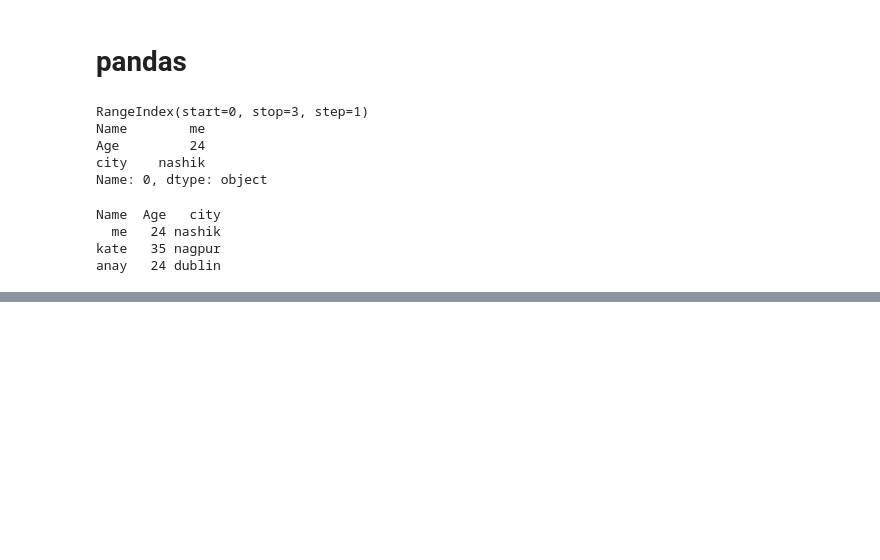
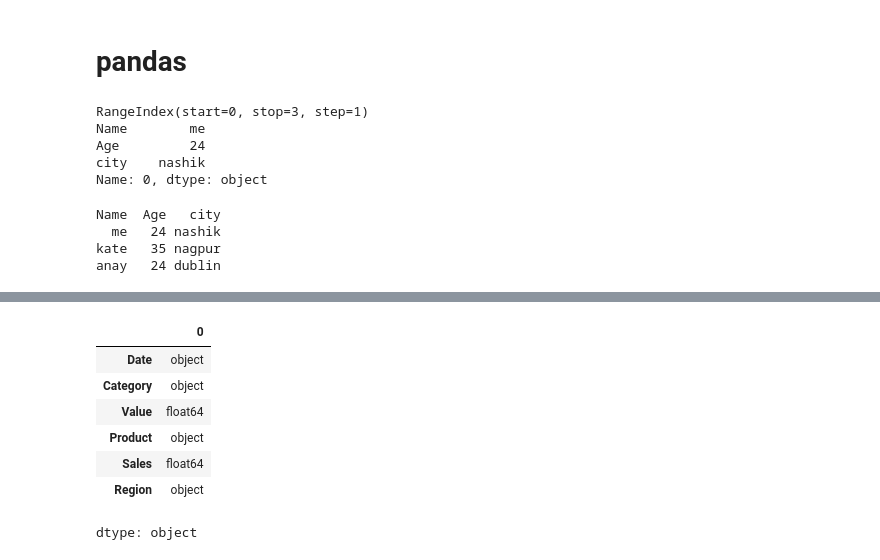
Before and after one commit to HrushhikeshMate/python-practice, a Jupyter notebook: 3_numpy.ipynb, the cells around one changed output, grey strips where cells are left out. Saved outputs shown, nothing was run; the diff lists cells and outputs as text; code cells hidden in the pictures; blank space fills up the shorter version.

```diff
--- a/3_numpy.ipynb
+++ b/3_numpy.ipynb
@@ -111,0 +135,11 @@ anay   24 dublin
+# %%
+df.dtypes
+# %% [output]
+|  | 0 |
+| Date | object |
+| Category | object |
+| Value | float64 |
+| Product | object |
+| Sales | float64 |
+| Region | object |
+dtype: object
```
Also changed, not shown: parts of 5 cells of this notebook.
